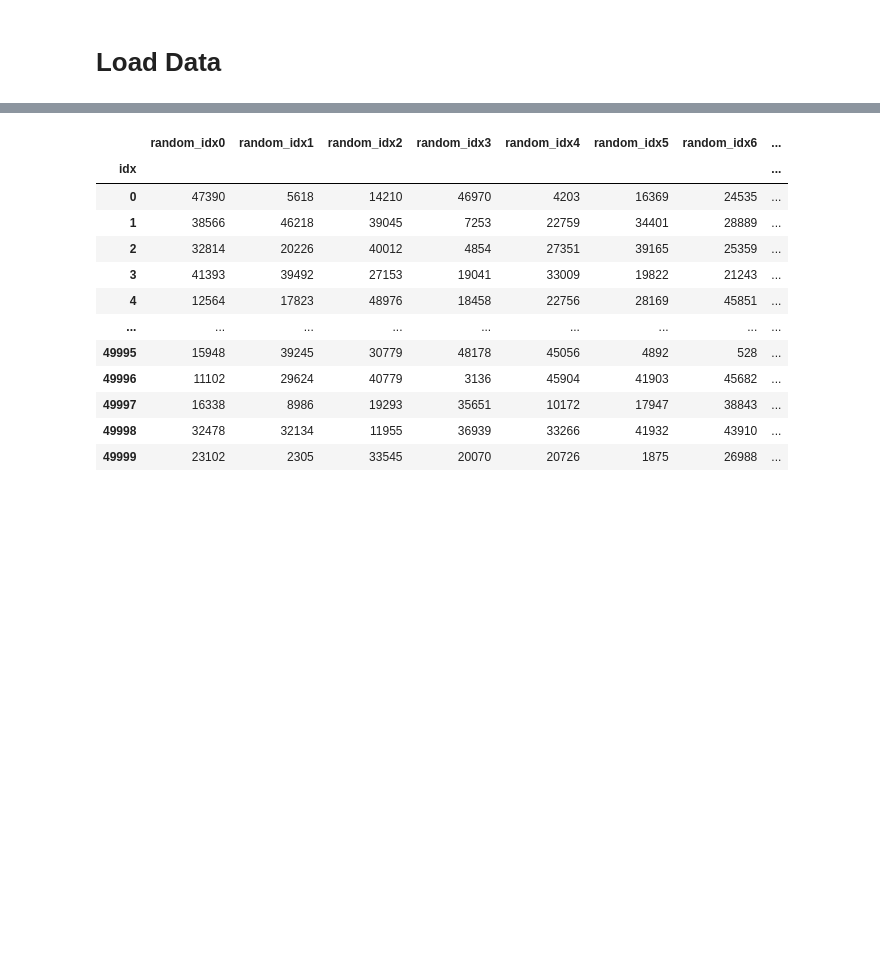
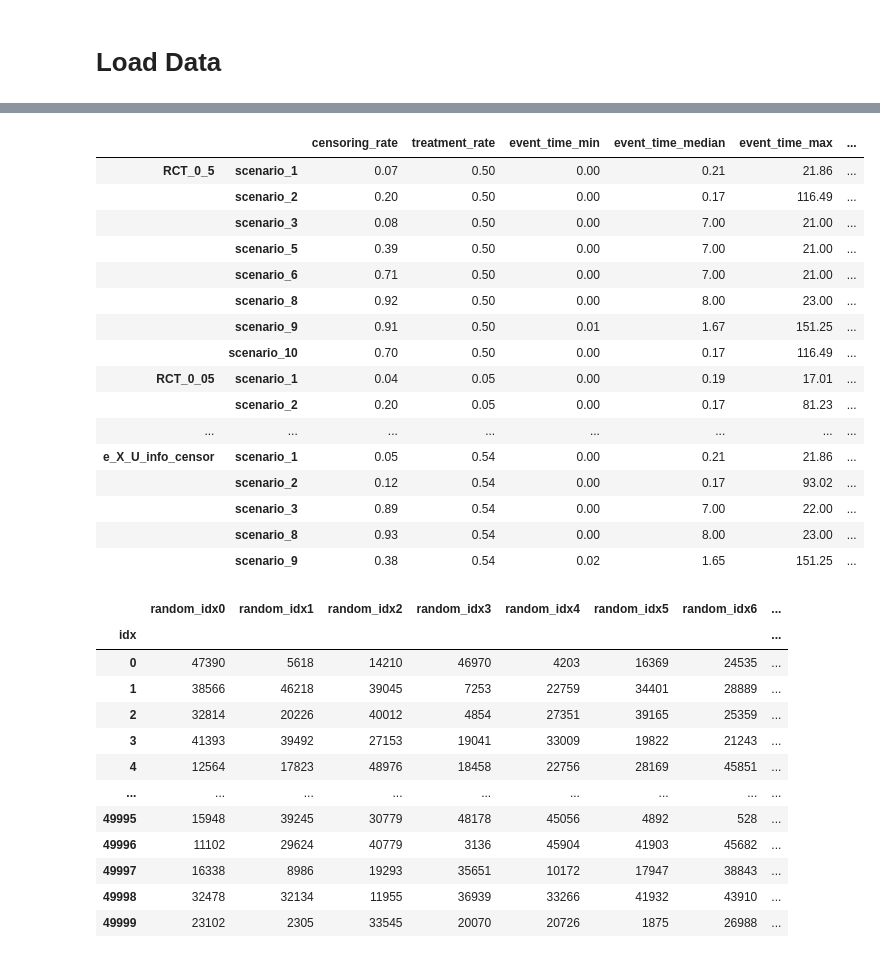
Before and after one commit to snoroozi/SurvHTE-Bench-PN, a Jupyter notebook: causal_survival_forest.ipynb, the cells around one changed output, grey strips where cells are left out. Drawn from its saved outputs; the diff is of its cells as text; code cells hidden in the pictures; blank space fills up the shorter version.

```diff
--- a/causal_survival_forest.ipynb
+++ b/causal_survival_forest.ipynb
@@ -52,3 +59,56 @@ experiment_setups['RCT_0_5']['scenario_1']['dataset'].head()
+# %%
+summary_characteristics = {}
+
+for setup_name, setup_dict in tqdm(experiment_setups.items(), desc="Experiment Setups"):
+    summary_characteristics[setup_name] = {}
+    for scenario_key in tqdm(setup_dict, desc=f"{setup_name} Scenarios", leave=False):
+        dataset_df = setup_dict[scenario_key]["dataset"]
+
+        # Store placeholder for later population
+        cur_dataset_df = experiment_setups[setup_name][scenario_key]["dataset"]
+        summary_characteristics[setup_name][scenario_key] = {'censoring_rate': 1-cur_dataset_df['event'].mean(),
+                                                             'treatment_rate': cur_dataset_df['W'].mean(),
+                                                             'event_time_min': cur_dataset_df['T'].min(),
+                                                             'event_time_median': cur_dataset_df['T'].median(),
+                                                             'event_time_max': cur_dataset_df['T'].max(),
+                                                             'event_time_mean': cur_dataset_df['T'].mean(),
+                                                             'event_time_std': cur_dataset_df['T'].std(),
+                                                             'censoring_time_min': cur_dataset_df['C'].min(),
+                                                             'censoring_time_median': cur_dataset_df['C'].median(),
+                                                             'censoring_time_max': cur_dataset_df['C'].max(),
+                                                             'censoring_time_mean': cur_dataset_df['C'].mean(),
+                                                             'censoring_time_std': cur_dataset_df['C'].std(),
+                                                             'ate': (cur_dataset_df['T1']-cur_dataset_df['T0']).mean(),
+                                                             'cate_min': (cur_dataset_df['T1']-cur_dataset_df['T0']).min(),
+                                                             'cate_median': (cur_dataset_df['T1']-cur_dataset_df['T0']).median(),
+                                                             'cate_max': (cur_dataset_df['T1']-cur_dataset_df['T0']).max(),}
+
+
+# Convert the summary_characteristics dictionary to a DataFrame
+summary_df = pd.DataFrame.from_dict({(i, j): summary_characteristics[i][j]
+                                       for i in summary_characteristics.keys()
+                                       for j in summary_characteristics[i].keys()},
+                                      orient='index').round(2)
+
+summary_df
+# %% [output]
+|  |  | censoring_rate | treatment_rate | event_time_min | event_time_median | event_time_max | ... |
+| RCT_0_5 | scenario_1 | 0.07 | 0.50 | 0.00 | 0.21 | 21.86 | ... |
+|  | scenario_2 | 0.20 | 0.50 | 0.00 | 0.17 | 116.49 | ... |
+|  | scenario_3 | 0.08 | 0.50 | 0.00 | 7.00 | 21.00 | ... |
+|  | scenario_5 | 0.39 | 0.50 | 0.00 | 7.00 | 21.00 | ... |
+|  | scenario_6 | 0.71 | 0.50 | 0.00 | 7.00 | 21.00 | ... |
+|  | scenario_8 | 0.92 | 0.50 | 0.00 | 8.00 | 23.00 | ... |
+|  | scenario_9 | 0.91 | 0.50 | 0.01 | 1.67 | 151.25 | ... |
+|  | scenario_10 | 0.70 | 0.50 | 0.00 | 0.17 | 116.49 | ... |
+| RCT_0_05 | scenario_1 | 0.04 | 0.05 | 0.00 | 0.19 | 17.01 | ... |
+|  | scenario_2 | 0.20 | 0.05 | 0.00 | 0.17 | 81.23 | ... |
+| ... | ... | ... | ... | ... | ... | ... | ... |
+| e_X_U_info_censor | scenario_1 | 0.05 | 0.54 | 0.00 | 0.21 | 21.86 | ... |
+|  | scenario_2 | 0.12 | 0.54 | 0.00 | 0.17 | 93.02 | ... |
+|  | scenario_3 | 0.89 | 0.54 | 0.00 | 7.00 | 22.00 | ... |
+|  | scenario_8 | 0.93 | 0.54 | 0.00 | 8.00 | 23.00 | ... |
+|  | scenario_9 | 0.38 | 0.54 | 0.02 | 1.65 | 151.25 | ... |
 # %%
 experiment_repeat_setups = pd.read_csv("synthetic_data/idx_split.csv").set_index("idx")
 experiment_repeat_setups
```
Also changed, not shown: parts of 2 cells of this notebook.
